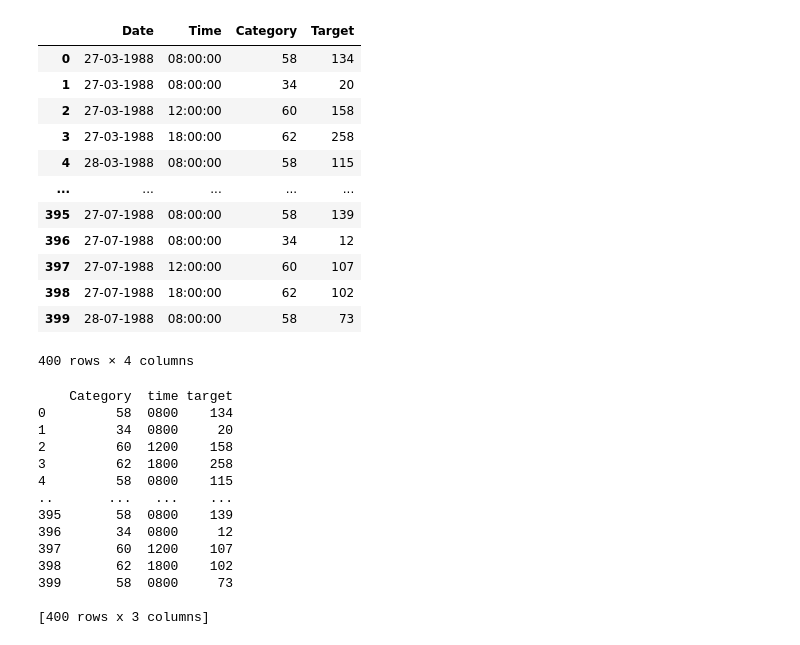
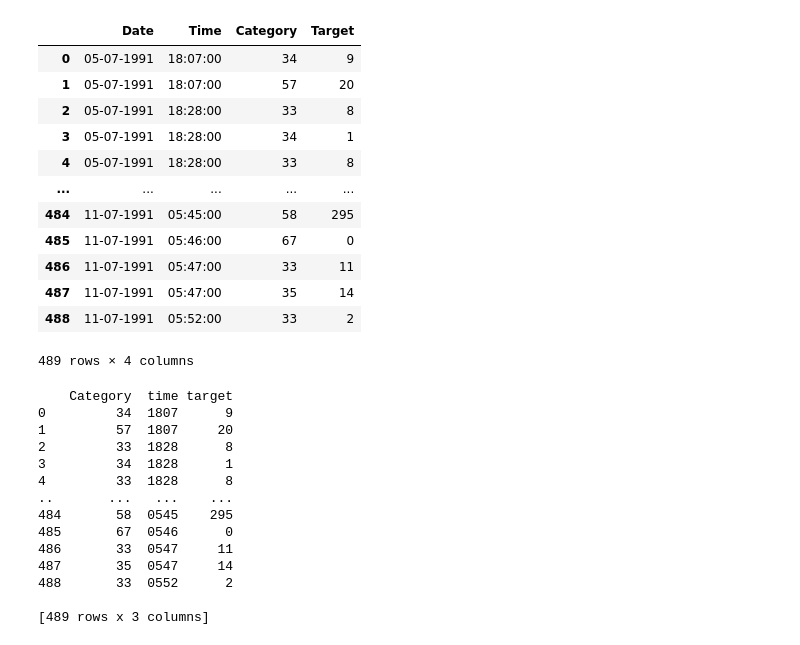
Before and after one commit to HereticInquisitor/Mini-Project, a Jupyter notebook: diabetes-data/diabetes-data/Diabetes-Data/LLSVR.ipynb, the cells around one changed output. Cells and saved outputs as stored; diff of their text form; code cells hidden in the pictures.

```diff
--- a/diabetes-data/diabetes-data/Diabetes-Data/LLSVR.ipynb
+++ b/diabetes-data/diabetes-data/Diabetes-Data/LLSVR.ipynb
@@ -9,34 +9,34 @@ from sklearn.compose import ColumnTransformer
 from sklearn.preprocessing import OneHotEncoder
 from sklearn.metrics import mean_squared_error, mean_absolute_error, r2_score
 # %%
-data=pd.read_fwf('data-01')
+data=pd.read_fwf('data-65')
 # print(data)
 data[['Date','Time','Category','Target']] = data['Date\tTime\tCategory\tTarget'].str.split('\t',expand=True)
 data.drop(columns=['Date\tTime\tCategory\tTarget'], inplace = True)
 # data
 # data.rename(columns = {'27-03-1988':'Date'}, inplace = True)
 # data.rename(columns = {'08:00:00':'Time'}, inplace = True)
 # data.rename(columns = {'58':'Category'}, inplace = True)
 # data.rename(columns = {'134':'Glucose_Score'}, inplace = True)
 
 # data.to_csv('data.csv', index = None)
 # # print(data)
 # data=pd.read_csv('data.csv')
 data
 # %% [output]
 |  | Date | Time | Category | Target |
-| 0 | 27-03-1988 | 08:00:00 | 58 | 134 |
-| 1 | 27-03-1988 | 08:00:00 | 34 | 20 |
-| 2 | 27-03-1988 | 12:00:00 | 60 | 158 |
-| 3 | 27-03-1988 | 18:00:00 | 62 | 258 |
-| 4 | 28-03-1988 | 08:00:00 | 58 | 115 |
+| 0 | 05-07-1991 | 18:07:00 | 34 | 9 |
+| 1 | 05-07-1991 | 18:07:00 | 57 | 20 |
+| 2 | 05-07-1991 | 18:28:00 | 33 | 8 |
+| 3 | 05-07-1991 | 18:28:00 | 34 | 1 |
+| 4 | 05-07-1991 | 18:28:00 | 33 | 8 |
 | ... | ... | ... | ... | ... |
-| 395 | 27-07-1988 | 08:00:00 | 58 | 139 |
-| 396 | 27-07-1988 | 08:00:00 | 34 | 12 |
-| 397 | 27-07-1988 | 12:00:00 | 60 | 107 |
-| 398 | 27-07-1988 | 18:00:00 | 62 | 102 |
-| 399 | 28-07-1988 | 08:00:00 | 58 | 73 |
+| 484 | 11-07-1991 | 05:45:00 | 58 | 295 |
+| 485 | 11-07-1991 | 05:46:00 | 67 | 0 |
+| 486 | 11-07-1991 | 05:47:00 | 33 | 11 |
+| 487 | 11-07-1991 | 05:47:00 | 35 | 14 |
+| 488 | 11-07-1991 | 05:52:00 | 33 | 2 |
-400 rows × 4 columns
+489 rows × 4 columns
 # %%
 # Example DataFrame
 # df = pd.DataFrame({'Time':['02:45', '10:30', '18:20']})
@@ -68,19 +68,19 @@ data=data.drop(['Hours','Minutes','Seconds','Target'], axis=1)
 print(data)
 # %% [output]
     Category  time target
-0         58  0800    134
-1         34  0800     20
-2         60  1200    158
-3         62  1800    258
-4         58  0800    115
+0         34  1807      9
+1         57  1807     20
+2         33  1828      8
+3         34  1828      1
+4         33  1828      8
 ..       ...   ...    ...
-395       58  0800    139
-396       34  0800     12
-397       60  1200    107
-398       62  1800    102
-399       58  0800     73
+484       58  0545    295
+485       67  0546      0
+486       33  0547     11
+487       35  0547     14
+488       33  0552      2
 
-[400 rows x 3 columns]
+[489 rows x 3 columns]
 # %%
 X = data.iloc[:, 0:-1].values
 y = data.iloc[:, -1].values
```
Also changed, not shown: parts of 4 cells of this notebook.
